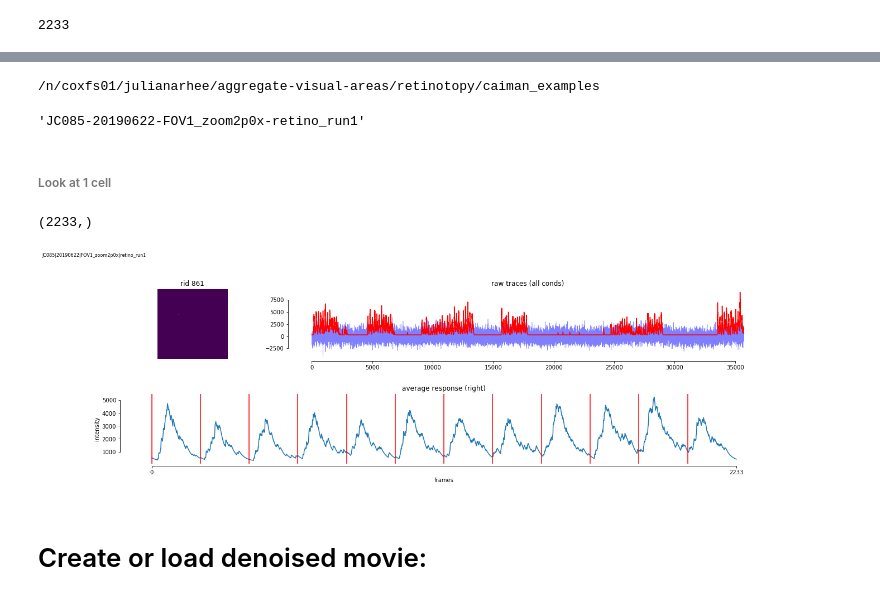
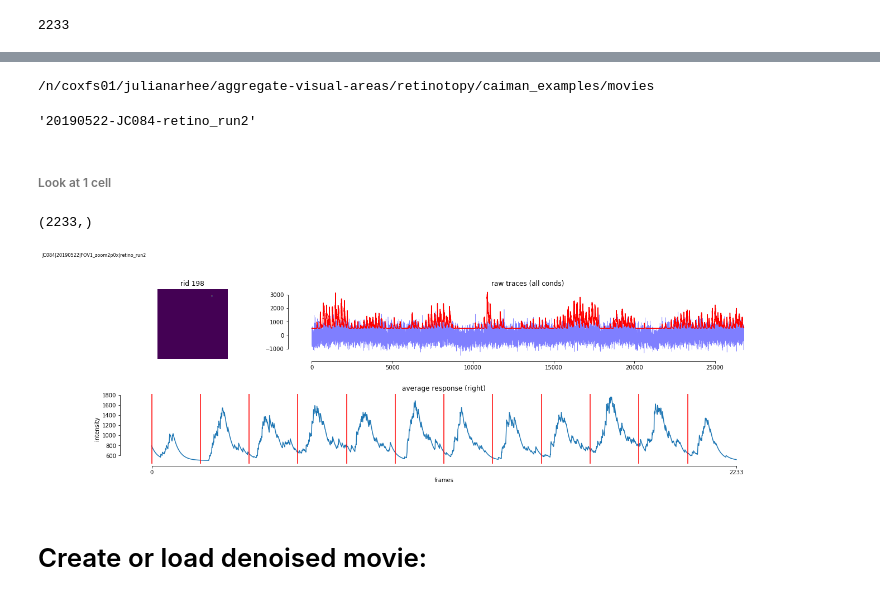
Before and after one commit to julianarhee/2p-pipeline, a Jupyter notebook: pipeline/python/classifications/notebooks/visualize_retinotopy_repsonses.ipynb, the cells around one changed output, grey strips where cells are left out. Cells and saved outputs as stored; diff of their text form; code cells hidden in the pictures.

```diff
--- a/pipeline/python/classifications/notebooks/visualize_retinotopy_repsonses.ipynb
+++ b/pipeline/python/classifications/notebooks/visualize_retinotopy_repsonses.ipynb
@@ -117,8 +117,8 @@ glob.glob(os.path.join(results_dir, '*.hdf5'))
 # %% [markdown]
 #### Load cnmf object
 # %%
-#results_fpath = os.path.join(results_dir, 'analysis_results2.hdf5')
-results_fpath = glob.glob(os.path.join(results_dir, 'patch*.hdf5'))[0]
+results_fpath = os.path.join(results_dir, 'analysis_results2.hdf5')
+# results_fpath = glob.glob(os.path.join(results_dir, 'patch*.hdf5'))[0]
 
 print(results_fpath)
 cnm = load_CNMF(results_fpath, n_processes=8)
@@ -233,6 +234,8 @@ print(flat_rois)
 active_cells = [i for i in range(ncomps) if i not in flat_rois]
 print("N active cells:", len(active_cells))
 
+dims = (512, 512)
+
 # Format masks
 masks = []
 for rid in active_cells:
@@ -259,7 +262,7 @@ pl.imshow(masks.sum(axis=0))
 # if not os.path.exists(output_dir):
 #     os.makedirs(output_dir)
 
-output_dir = '/n/coxfs01/julianarhee/aggregate-visual-areas/retinotopy/caiman_examples'
+output_dir = '/n/coxfs01/julianarhee/aggregate-visual-areas/retinotopy/caiman_examples/movies'
 if not os.path.exists(output_dir):
     os.makedirs(output_dir)
 # %%
@@ -331,49 +334,50 @@ max mag ratio ix: 861 (cond right)
 # %%
 print(output_dir)
 # %% [output]
-/n/coxfs01/julianarhee/aggregate-visual-areas/retinotopy/caiman_examples
+/n/coxfs01/julianarhee/aggregate-visual-areas/retinotopy/caiman_examples/movies
-# %%
-prefix
-# %% [output]
-'JC085-20190622-FOV1_zoom2p0x-retino_run1'
+# %%
+prefix = '%s-%s-%s' % (session, animalid, run)
+prefix
+# %% [output]
+'20190522-JC084-retino_run2'
 # %% [markdown]
 ###### Look at 1 cell
 # %%
-rid = 861 #max_mod_ix
+rid = 198 #max_mod_ix
 curr_cond = 'right' #max_mod_condn
 
 fig = pl.figure(constrained_layout=True, figsize=(20,6))
 gspec = gridspec.GridSpec(ncols=4, nrows=2, figure=fig, height_ratios=[1, 1])
 
 ax1 = fig.add_subplot(gspec[0, 0])
 ax1.imshow(np.reshape(cnm.estimates.A[:, rid].toarray(), cnm.dims, order='F'))
 ax1.set_title('rid %i' % rid)
 ax1.axis('off')
 
 ax2 = fig.add_subplot(gspec[0, 1:])
 ax2.plot(cnm.estimates.YrA[rid], 'b', alpha=0.5, lw=0.5)
 ax2.plot(cnm.estimates.C[rid], 'r')
 ax2.set_title('raw traces (all conds)')
 
 ax3 = fig.add_subplot(gspec[1, 0:])
 avg = traces[curr_cond][rid]
 print(avg.shape)
 ax3.plot(avg)
 ax3.set_xticks([0, n_frames])
 for cyc in cycle_starts:
     ax3.axvline(x=cyc, color='r')
 ax3.set_title('average response (%s)' % curr_cond)
 ax3.set_ylabel('intensity')
 ax3.set_xlabel('frames')
 
 sns.despine(trim=True, offset=4)
 pl.subplots_adjust(top=0.85, left=0.1, hspace=0.5)
 label_figure(fig, data_identifier)
 
 pl.savefig(os.path.join(output_dir, 'strongest_cell_%05d_%s__%s.png' % (rid, curr_cond, prefix)))
 # %% [output]
 (2233,)
-[figure, old version]
+[figure, new version]
 # %% [markdown]
 # Create or load denoised movie:
 # %%
```
Also changed, not shown: parts of 62 cells of this notebook, 1 other file.
